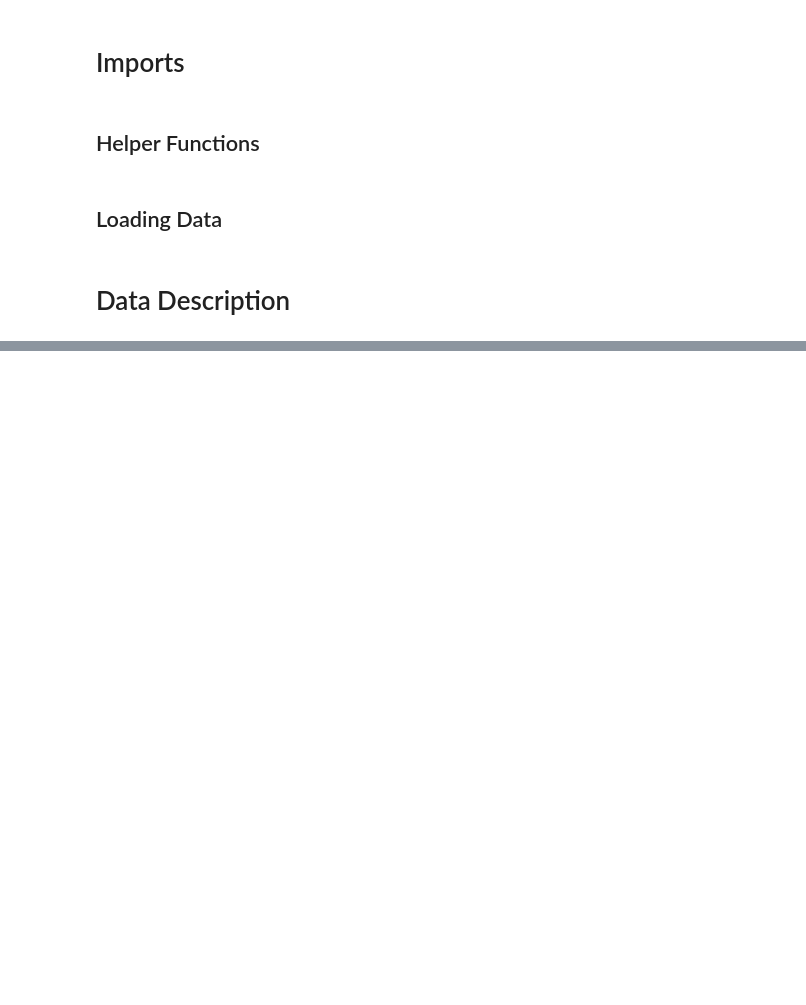
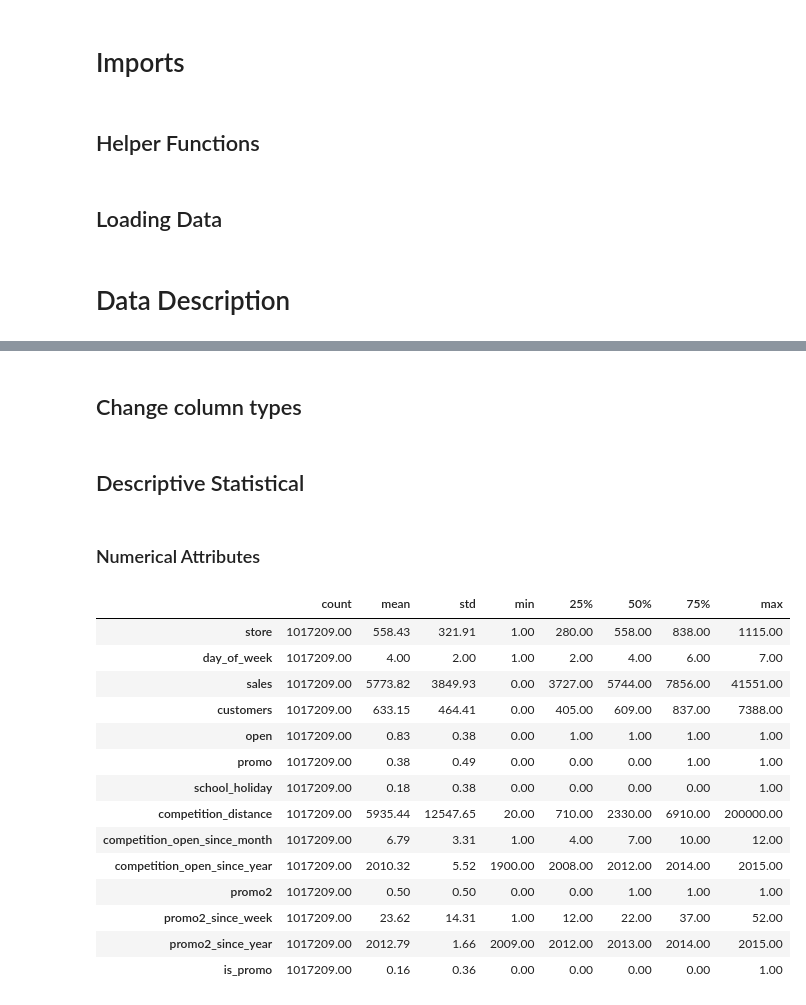
Before and after one commit to danillobarroscordeiro/rossman_sales, a Jupyter notebook: Untitled.ipynb, the cells around one changed output, grey strips where cells are left out. Saved outputs shown, nothing was run; the diff lists cells and outputs as text; code cells hidden in the pictures; blank space fills up the shorter version.

Commit message:
Fillout NAs, descriptive statistics

```diff
--- a/Untitled.ipynb
+++ b/Untitled.ipynb
@@ -63,0 +93,33 @@ df1.columns = cols_new
+# %%
+# CompetitionDistance
+df1['competition_distance'] = df1['competition_distance'].apply(lambda x: x if pd.notnull(x) else 200000)
+
+#competition_open_since_month
+df1['competition_open_since_month'] = df1.apply(lambda x: x['competition_open_since_month']  if pd.notnull(x['competition_open_since_month'])
+                                            else x['date'].month, axis=1)
+
+#competition_open_since_year
+df1['competition_open_since_year'] = df1.apply(lambda x: x['competition_open_since_year']  if pd.notnull(x['competition_open_since_year'])
+                                            else x['date'].year, axis=1)
+
+
+# Promo2SinceWeek
+df1['promo2_since_week'] = df1.apply(lambda x: x['promo2_since_week']  if pd.notnull(x['promo2_since_week'])
+                                            else x['date'].week, axis=1)
+
+# Promo2SinceYear
+df1['promo2_since_year'] = df1.apply(lambda x: x['promo2_since_year']  if pd.notnull(x['promo2_since_year'])
+                                            else x['date'].year, axis=1)
+
+
+# PromoInterval
+
+month_map ={1: 'Jan',2: 'Fev', 3: 'Mar', 4: 'Apr', 5: 'May', 6: 'Jun', 7: 'Jul', 8: 'Aug', 9: 'Set', 10: 'Oct', 11: 'Nov'
+,12: 'Dec'}
+df1['promo_interval'].fillna(0,inplace=True)
+df1['month_map'] = df1['date'].dt.month.map(month_map)
+
+df1['is_promo'] = df1[['promo_interval','month_map']].apply(lambda x: 0 if x['promo_interval'] == 0
+                                        else 1 if x['month_map'] in x['promo_interval'].split(',') else 0, axis=1)
+# %% [markdown]
+## Change column types
@@ -63,0 +131,22 @@ df1.columns = cols_new
+# %% [markdown]
+## Descriptive Statistical
+# %% [markdown]
+### Numerical Attributes
+# %%
+df1.select_dtypes(include=['int64','float64']).describe().T
+# %% [output]
+|  | count | mean | std | min | 25% | 50% | 75% | max |
+| store | 1017209.00 | 558.43 | 321.91 | 1.00 | 280.00 | 558.00 | 838.00 | 1115.00 |
+| day_of_week | 1017209.00 | 4.00 | 2.00 | 1.00 | 2.00 | 4.00 | 6.00 | 7.00 |
+| sales | 1017209.00 | 5773.82 | 3849.93 | 0.00 | 3727.00 | 5744.00 | 7856.00 | 41551.00 |
+| customers | 1017209.00 | 633.15 | 464.41 | 0.00 | 405.00 | 609.00 | 837.00 | 7388.00 |
+| open | 1017209.00 | 0.83 | 0.38 | 0.00 | 1.00 | 1.00 | 1.00 | 1.00 |
+| promo | 1017209.00 | 0.38 | 0.49 | 0.00 | 0.00 | 0.00 | 1.00 | 1.00 |
+| school_holiday | 1017209.00 | 0.18 | 0.38 | 0.00 | 0.00 | 0.00 | 0.00 | 1.00 |
+| competition_distance | 1017209.00 | 5935.44 | 12547.65 | 20.00 | 710.00 | 2330.00 | 6910.00 | 200000.00 |
+| competition_open_since_month | 1017209.00 | 6.79 | 3.31 | 1.00 | 4.00 | 7.00 | 10.00 | 12.00 |
+| competition_open_since_year | 1017209.00 | 2010.32 | 5.52 | 1900.00 | 2008.00 | 2012.00 | 2014.00 | 2015.00 |
+| promo2 | 1017209.00 | 0.50 | 0.50 | 0.00 | 0.00 | 1.00 | 1.00 | 1.00 |
+| promo2_since_week | 1017209.00 | 23.62 | 14.31 | 1.00 | 12.00 | 22.00 | 37.00 | 52.00 |
+| promo2_since_year | 1017209.00 | 2012.79 | 1.66 | 2009.00 | 2012.00 | 2013.00 | 2014.00 | 2015.00 |
+| is_promo | 1017209.00 | 0.16 | 0.36 | 0.00 | 0.00 | 0.00 | 0.00 | 1.00 |
```
Also changed, not shown: parts of 11 cells of this notebook.
